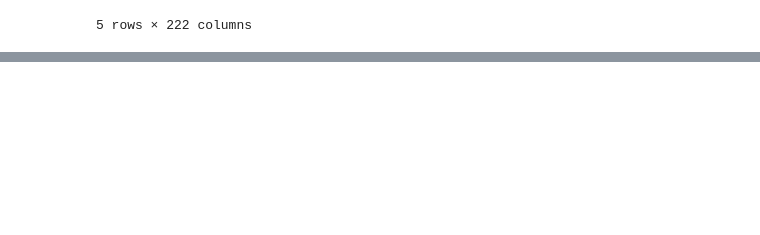
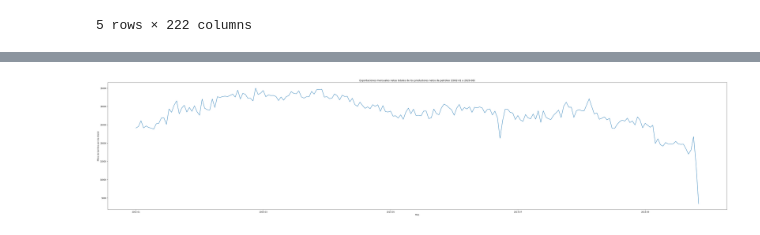
Before and after one commit to DenebAguirre/PetroleoArellanes, a Jupyter notebook: Notebooks/Exp_netas_mensuales.ipynb, the cells around one changed output, grey strips where cells are left out. Saved outputs shown, nothing was run; the diff lists cells and outputs as text; code cells hidden in the pictures; blank space fills up the shorter version.

```diff
--- a/Notebooks/Exp_netas_mensuales.ipynb
+++ b/Notebooks/Exp_netas_mensuales.ipynb
@@ -144,0 +158,9 @@ Length: 222, dtype: float64
+# %%
+exportaciones_netas_totales = totales.plot(kind='line', figsize=(45,10))
+plt.title("Exportaciones mensuales netas totales de los productores netos de petroleo (2002-01 a 2020-06)")
+plt.xlabel("Mes")
+plt.ylabel("Miles de barriles por dia (kb/d)")
+plt.tight_layout()
+plt.show()
+# %% [output]
+[figure, added]
```
Also changed, not shown: parts of 14 cells of this notebook, 1 other file.
